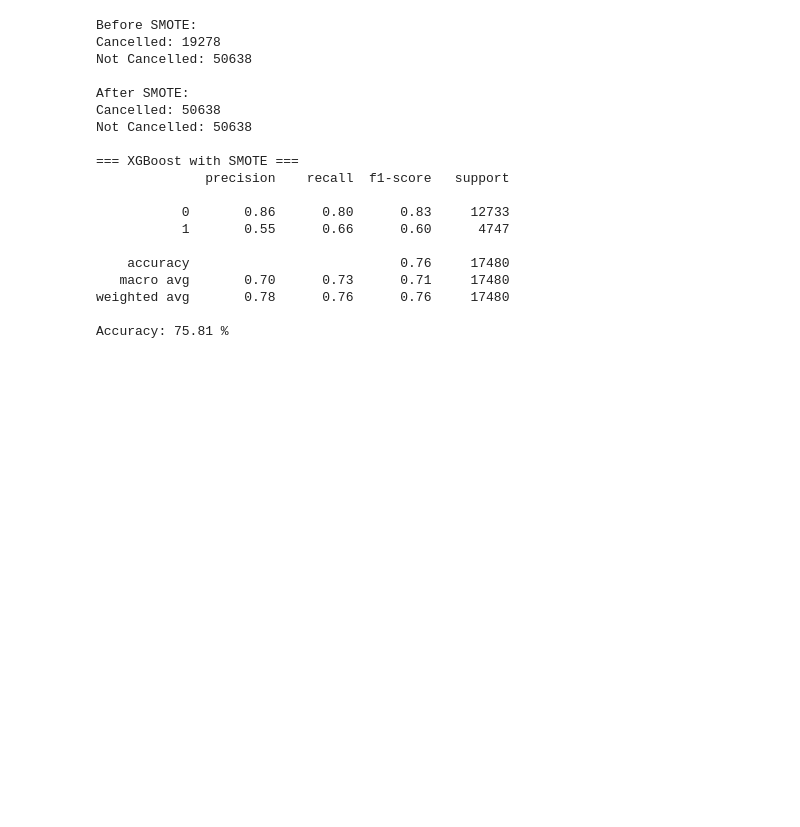
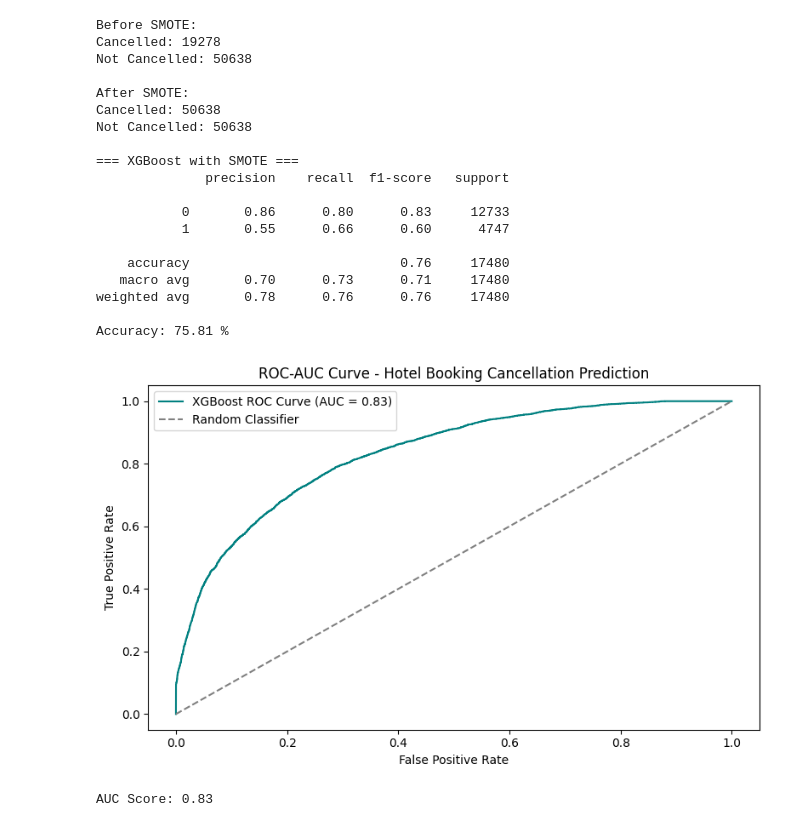
Before and after one commit to aswanth112/travel-hospitality-churn-analytics, a Jupyter notebook: week1_data_cleaning.ipynb, the cells around one changed output. Saved outputs shown, nothing was run; the diff lists cells and outputs as text; code cells hidden in the pictures; blank space fills up the shorter version.

Commit message:
model: plotted ROC-AUC curve for XGBoost best model

```diff
--- a/week1_data_cleaning.ipynb
+++ b/week1_data_cleaning.ipynb
@@ -665,3 +665,25 @@ Not Cancelled: 50638
 weighted avg       0.78      0.76      0.76     17480
 
 Accuracy: 75.81 %
+# %%
+# plotting ROC-AUC curve for best model (XGBoost)
+from sklearn.metrics import roc_auc_score, roc_curve
+
+y_prob = xgb_model.predict_proba(X2_test)[:, 1]
+fpr, tpr, thresholds = roc_curve(y2_test, y_prob)
+auc_score = roc_auc_score(y2_test, y_prob)
+
+plt.figure(figsize=(8, 5))
+plt.plot(fpr, tpr, color='teal', label=f'XGBoost ROC Curve (AUC = {auc_score:.2f})')
+plt.plot([0, 1], [0, 1], color='gray', linestyle='--', label='Random Classifier')
+plt.xlabel('False Positive Rate')
+plt.ylabel('True Positive Rate')
+plt.title('ROC-AUC Curve - Hotel Booking Cancellation Prediction')
+plt.legend()
+plt.tight_layout()
+plt.show()
+
+print("AUC Score:", round(auc_score, 2))
+# %% [output]
+[figure, added]
+AUC Score: 0.83
```
